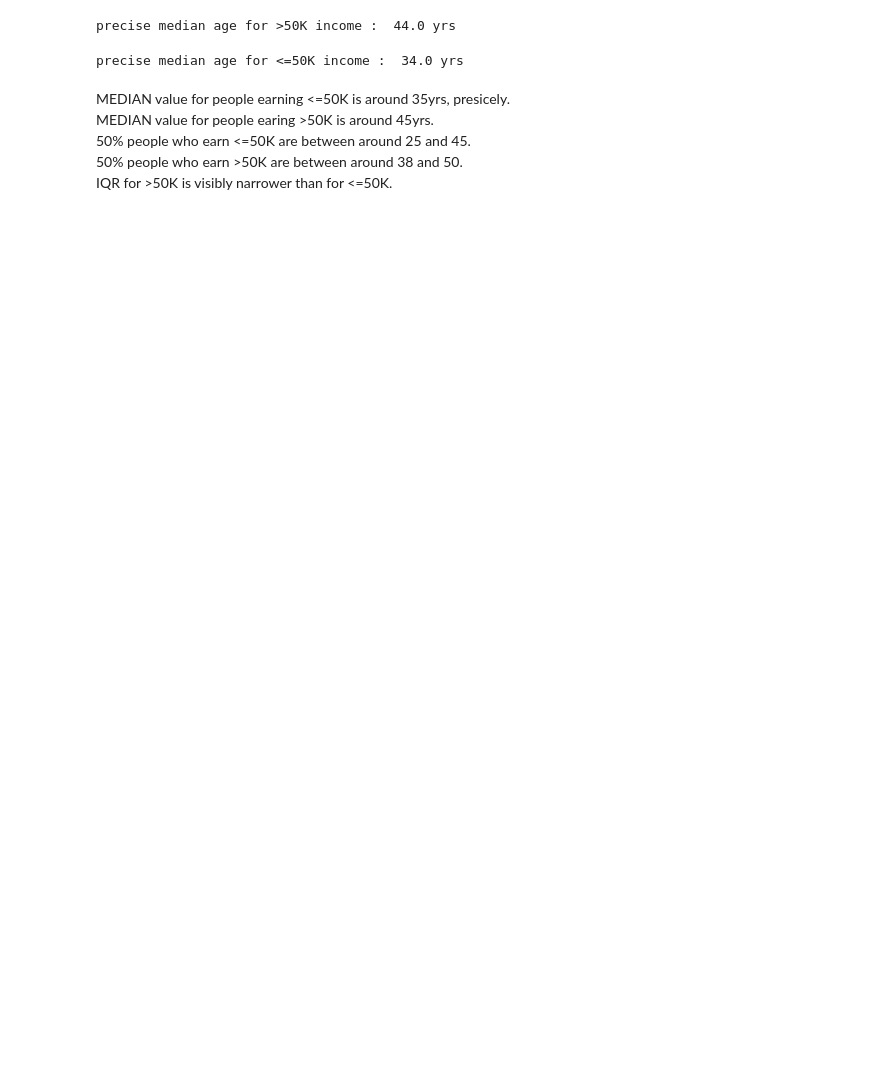
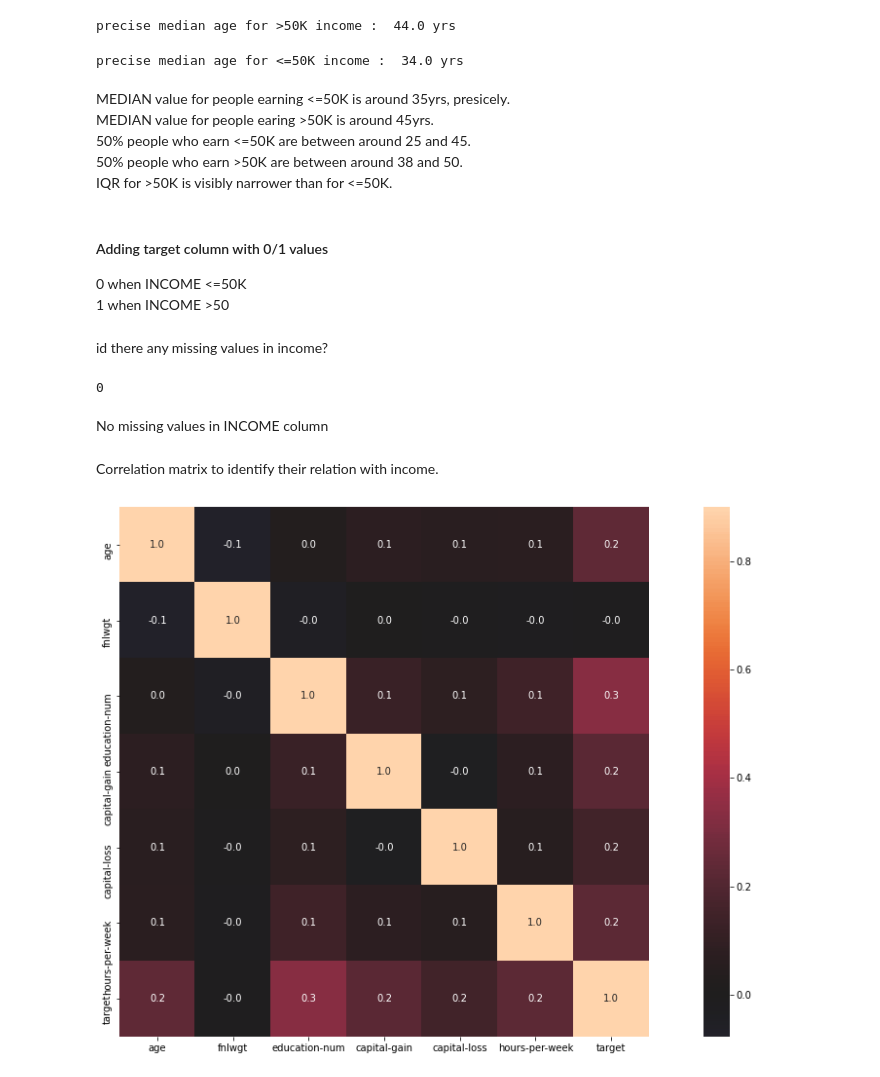
Before and after one commit to agomolka/AdultIncomeAnalysis, a Jupyter notebook: Adult_income_analysis.ipynb, the cells around one changed output. Saved outputs shown, nothing was run; the diff lists cells and outputs as text; code cells hidden in the pictures; blank space fills up the shorter version.

Commit message:
Add correlation matrix

```diff
--- a/Adult_income_analysis.ipynb
+++ b/Adult_income_analysis.ipynb
@@ -105,3 +108,27 @@ MEDIAN value for people earing >50K is around 45yrs.<br>
 50% people who earn <=50K are between around 25 and 45. <br>
 50% people who earn >50K are between around 38 and 50. <br>
 IQR for >50K is visibly narrower than for <=50K.<br>
+# %% [markdown]
+#### Adding target column with 0/1 values <br>
+0 when INCOME <=50K <br>
+1 when INCOME >50
+# %%
+df['target'] = df['income']
+df['target'] = np.where(df['income'].isin([' >50K']), 1, 0)
+# %% [markdown]
+id there any missing values in income?
+# %%
+missing_values_income = df['income'].isnull().sum()
+print(missing_values_income)
+# %% [output]
+0
+# %% [markdown]
+No missing values in INCOME column
+# %% [markdown]
+Correlation matrix to identify their relation with income.
+# %%
+plt.subplots(figsize=(20, 10))
+sns.heatmap(df.corr(), vmax=.9, square=True, annot=True, fmt='.1f', center=0)
+plt.show()
+# %% [output]
+[figure, added]
```
Also changed, not shown: parts of 8 cells of this notebook.
